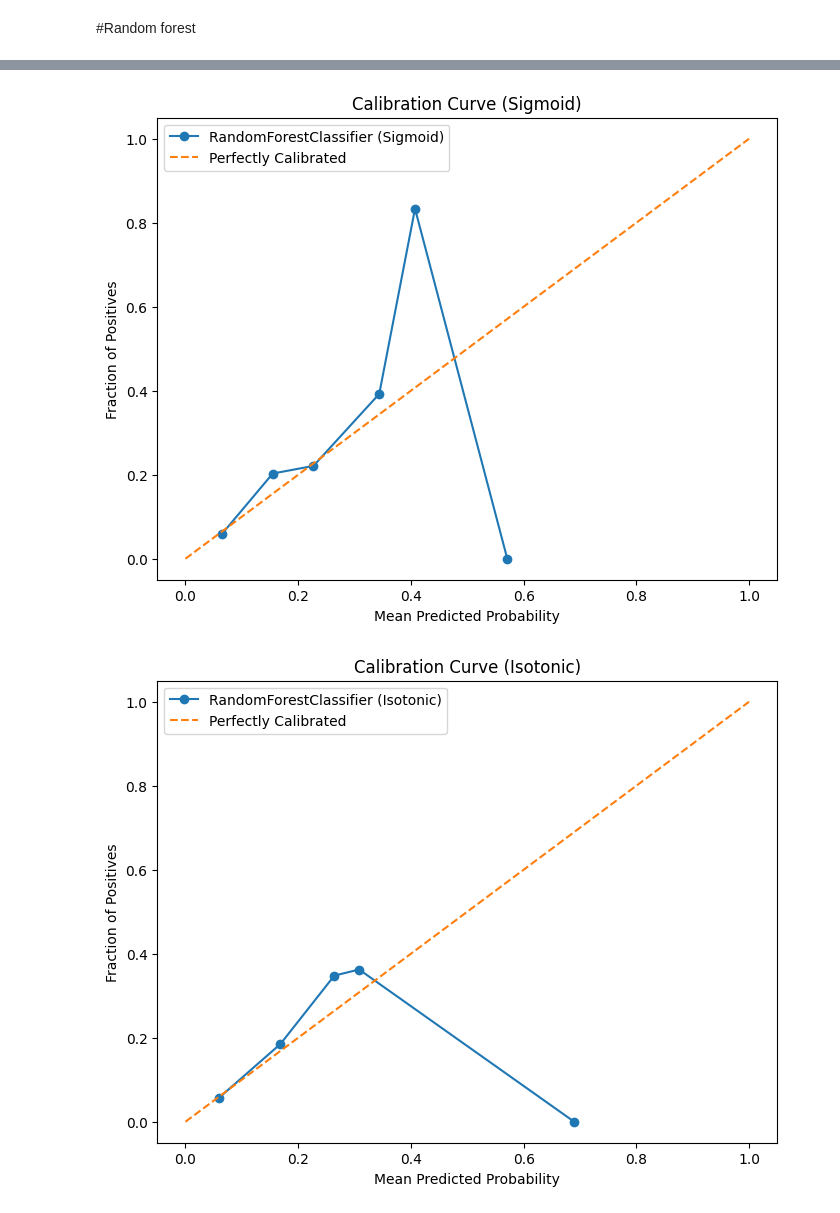
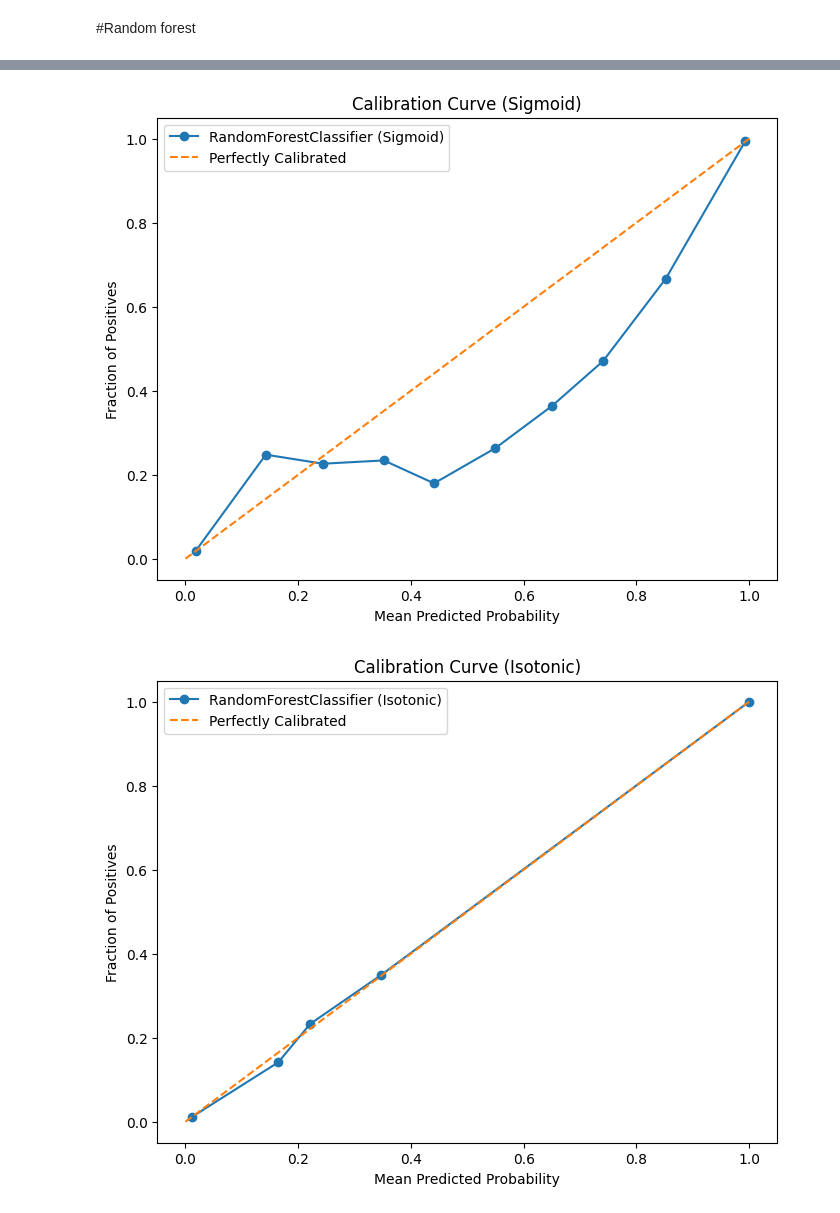
Before and after one commit to cmyguel/tru_ml_probability_calibration, a Jupyter notebook: Machine-Learning Project.ipynb, the cells around one changed output, grey strips where cells are left out. Cells and saved outputs as stored; diff of their text form; code cells hidden in the pictures.

Commit message:
VennAbers, Stack, Fix StandardScale

```diff
--- a/Machine-Learning Project.ipynb
+++ b/Machine-Learning Project.ipynb
@@ -158,7 +160,7 @@ X_train, X_test, y_train, y_test = train_test_split(X, y, test_size = 0.10 , ran
 #logistic Regression
 
 from sklearn.linear_model import LogisticRegression
-log_reg = LogisticRegression()
+log_reg = LogisticRegression(class_weight=None)
 log_reg.fit(X_train, y_train)
 
 # model predictions
@@ -173,4 +175,5 @@ print(accuracy_score(y_train, log_reg.predict(X_train)))  # Train accuracy
 rf_acc = accuracy_score(y_test, log_reg.predict(X_test))  # Test accuracy
 print(rf_acc)
 print(confusion_matrix(y_test, y_pred))
+print(f1_score(y_test, log_reg.predict(X_test)))
 # %% [output]
@@ -191,7 +195,7 @@ Please also refer to the documentation for alternative solver options:
 from sklearn.ensemble import RandomForestClassifier
 from sklearn.metrics import accuracy_score, confusion_matrix
 
-rf = RandomForestClassifier(random_state=42, n_estimators=1000, n_jobs=-1)
+rf = RandomForestClassifier(random_state=42, n_estimators=1000, n_jobs=-1, class_weight=None)
 
 # Train the model
 rf.fit(X_train, y_train)
@@ -204,4 +208,5 @@ print(accuracy_score(y_train, rf.predict(X_train)))  # Train accuracy
 rf_acc = accuracy_score(y_test, rf.predict(X_test))  # Test accuracy
 print(rf_acc)
 print(confusion_matrix(y_test, y_pred))
+print(f1_score(y_test, rf.predict(X_test)))
 # %% [output]
@@ -238,9 +239,5 @@ print(confusion_matrix(y_test, y_pred))
 # %%
 from sklearn.naive_bayes import GaussianNB
-
-scaler = StandardScaler()
-X_train = scaler.fit_transform(X_train)
-X_test = scaler.transform(X_test)
 
 nb_clf = GaussianNB()# , probability=True)
 
@@ -298,29 +331,38 @@ Parameters: { "use_label_encoder" } are not used.
 # %%
 #Sigmoid (Platt Scaling)- Calibration method
 from sklearn.calibration import CalibratedClassifierCV, calibration_curve
+from sklearn.frozen import FrozenEstimator
 import matplotlib.pyplot as plt
 import numpy as np
 
 METRICS = []
 
-def plot_calibration_curve(classifier, X_train, y_train, X_test, y_test, method='sigmoid', n_bins=10, cv='prefit'):
+def plot_calibration_curve(classifier, X_cal, y_cal, X_test, y_test, method='sigmoid', n_bins=10, cv='prefit'):
     """
     Apply calibration to a classifier using Sigmoid (Platt Scaling) and plot the calibration curve.
 
     Parameters:
     - classifier: Base classifier (e.g., LogisticRegression, RandomForestClassifier)
-    - X_train, y_train: Training data
+    - X_cal, y_cal: Calibration data
     - X_test, y_test: Test data
     - method: 'sigmoid' or 'isotonic' for scikitlearn-based calibration
     - n_bins: Number of bins for the calibration curve
     """
     # Apply calibration
-    calibrated_clf = CalibratedClassifierCV(classifier, method=method, cv=cv)
-    calibrated_clf.fit(X_train, y_train)
+    if method=="venn_abers":
+        # calibrated_clf = VennAbersCalibrator(estimator=classifier, inductive=True, cal_size=0.2, random_state=101)
+        # y_prob = calibrated_clf.predict_proba(X_test)
 
-    # Predict probabilities
-    y_prob = calibrated_clf.predict_proba(X_test)[:, 1]
-    y_pred = calibrated_clf.predict(X_test)
+        p_cal = classifier.predict_proba(X_cal)
+        p_test = classifier.predict_proba(X_test)
+        va = VennAbersCalibrator()
+        y_prob = va.predict_proba(p_cal=p_cal, y_cal=y_cal.values.reshape(-1, 1), p_test=p_test)[:, 1]
+        y_pred = y_prob > 0.5
+    else:
+        calibrated_clf = CalibratedClassifierCV(FrozenEstimator(classifier), method=method, cv=cv)
+        calibrated_clf.fit(X_cal, y_cal)
+        y_prob = calibrated_clf.predict_proba(X_test)[:, 1]
+        y_pred = calibrated_clf.predict(X_test)
     # Calibration Curve
     prob_true, prob_pred = calibration_curve(y_test, y_prob, n_bins=n_bins)
 
@@ -369,8 +413,9 @@ plot_calibration_curve(log_reg, X_train, y_train, X_test, y_test, method='isoton
 # %%
 #Random Forest
 # Plot calibration curve using Sigmoid (Platt Scaling) + Isotonic
-plot_calibration_curve(rf, X_train, y_train, X_test, y_test, method='sigmoid')
-plot_calibration_curve(rf, X_train, y_train, X_test, y_test, method='isotonic')
+plot_calibration_curve(rf, X_cal, y_cal, X_test, y_test, method='sigmoid')
+plot_calibration_curve(rf, X_cal, y_cal, X_test, y_test, method='isotonic')
+plot_calibration_curve(rf, X_cal, y_cal, X_test, y_test, method='venn_abers')
 # %% [output]
-[figure, old version]
+[figure, new version]
-[figure, old version]
+[figure, new version]
```
Also changed, not shown: parts of 16 cells of this notebook, 1 other file.
